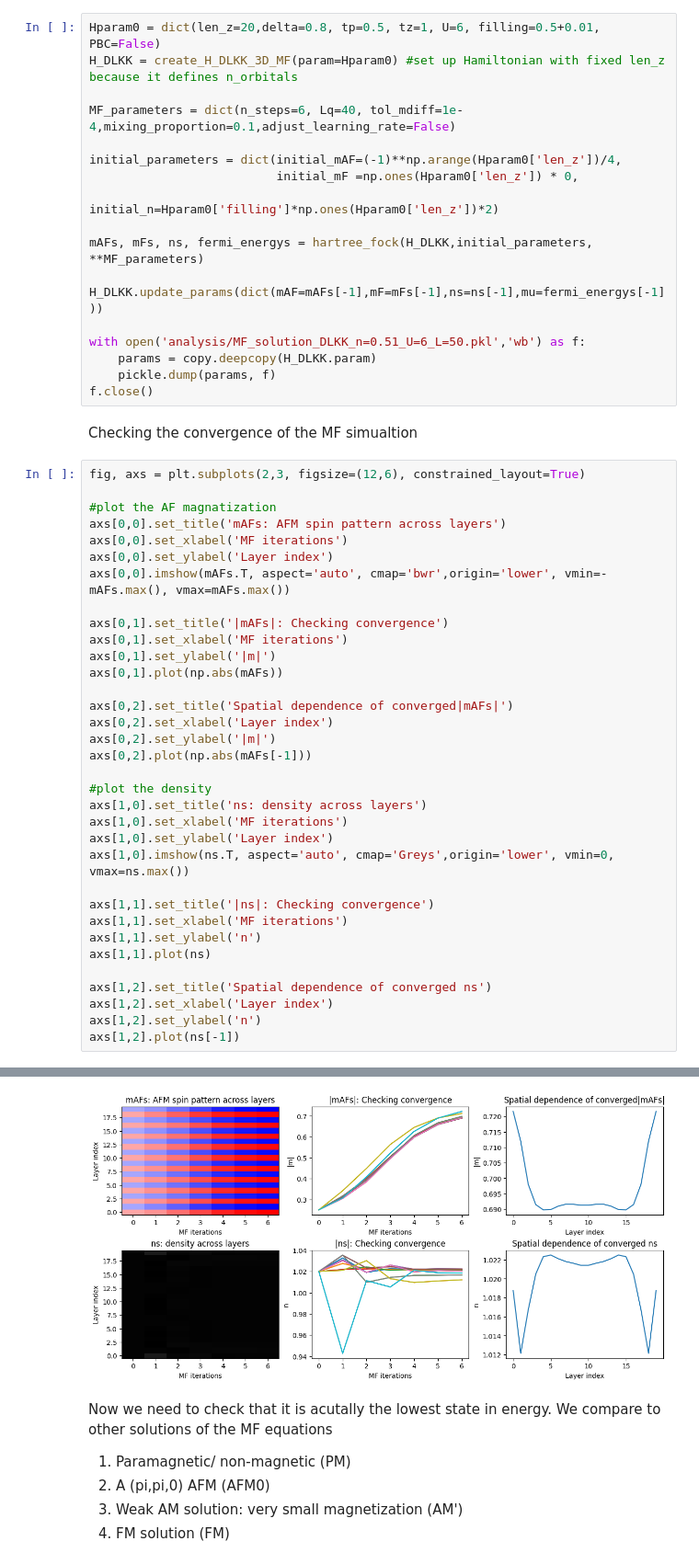
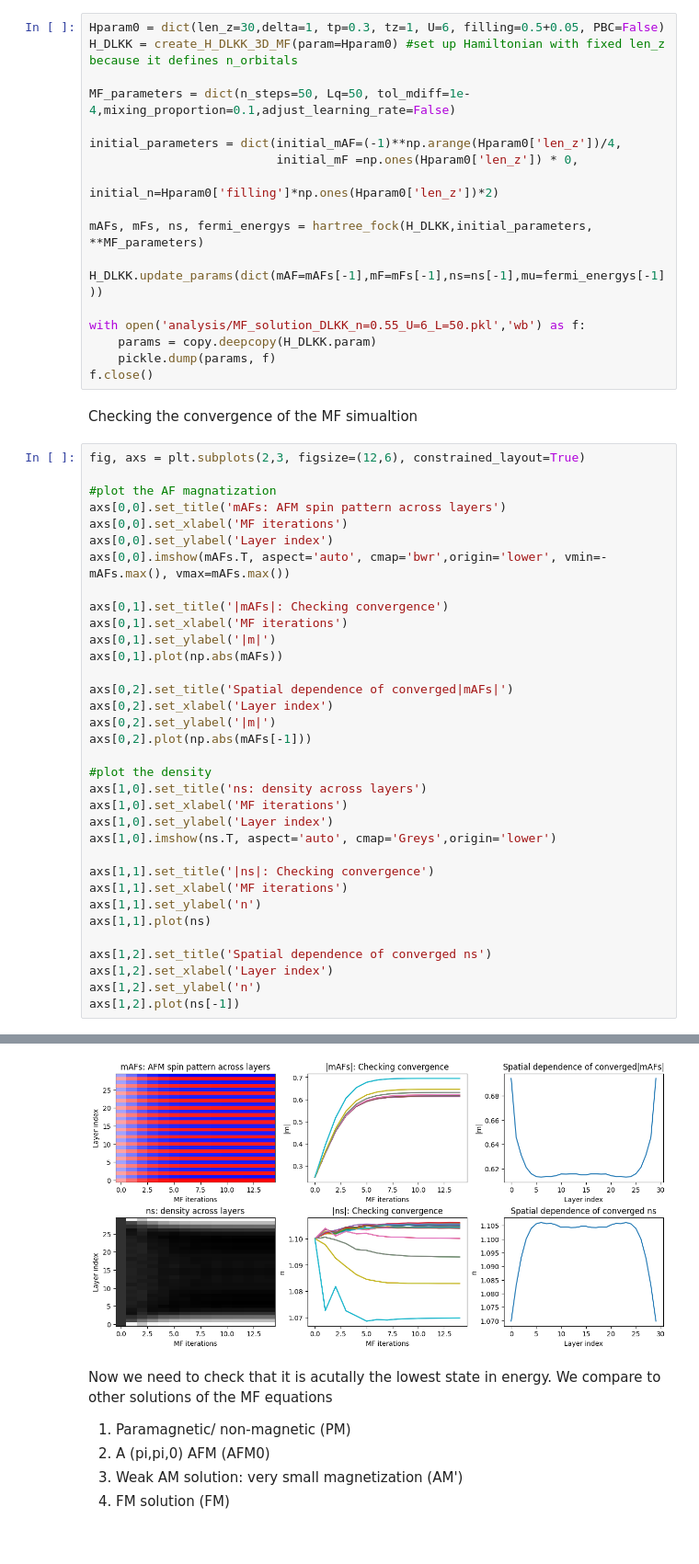
Before and after one commit to dpreuo/alter_surf, a Jupyter notebook: MF_surface_DLKK.ipynb, the cells around one changed output, grey strips where cells are left out. Shown at 92% size. Drawn from its saved outputs; the diff is of its cells as text.

```diff
--- a/MF_surface_DLKK.ipynb
+++ b/MF_surface_DLKK.ipynb
@@ -26,10 +26,10 @@ import pickle
 The autoreload extension is already loaded. To reload it, use:
   %reload_ext autoreload
 # %%
-Hparam0 = dict(len_z=20,delta=0.8, tp=0.5, tz=1, U=6, filling=0.5+0.01, PBC=False)
+Hparam0 = dict(len_z=30,delta=1, tp=0.3, tz=1, U=6, filling=0.5+0.05, PBC=False)
 H_DLKK = create_H_DLKK_3D_MF(param=Hparam0) #set up Hamiltonian with fixed len_z because it defines n_orbitals
 
-MF_parameters = dict(n_steps=6, Lq=40, tol_mdiff=1e-4,mixing_proportion=0.1,adjust_learning_rate=False)
+MF_parameters = dict(n_steps=50, Lq=50, tol_mdiff=1e-4,mixing_proportion=0.1,adjust_learning_rate=False)
 
 initial_parameters = dict(initial_mAF=(-1)**np.arange(Hparam0['len_z'])/4,
                           initial_mF =np.ones(Hparam0['len_z']) * 0,
@@ -39,7 +39,7 @@ mAFs, mFs, ns, fermi_energys = hartree_fock(H_DLKK,initial_parameters, **MF_para
 
 H_DLKK.update_params(dict(mAF=mAFs[-1],mF=mFs[-1],ns=ns[-1],mu=fermi_energys[-1]))
 
-with open('analysis/MF_solution_DLKK_n=0.51_U=6_L=50.pkl','wb') as f:
+with open('analysis/MF_solution_DLKK_n=0.55_U=6_L=50.pkl','wb') as f:
     params = copy.deepcopy(H_DLKK.param)
     pickle.dump(params, f)
 f.close()
@@ -53,35 +53,35 @@ axs[0,0].set_title('mAFs: AFM spin pattern across layers')
 axs[0,0].set_xlabel('MF iterations')
 axs[0,0].set_ylabel('Layer index')
 axs[0,0].imshow(mAFs.T, aspect='auto', cmap='bwr',origin='lower', vmin=-mAFs.max(), vmax=mAFs.max())
 
 axs[0,1].set_title('|mAFs|: Checking convergence')
 axs[0,1].set_xlabel('MF iterations')
 axs[0,1].set_ylabel('|m|')
 axs[0,1].plot(np.abs(mAFs))
 
 axs[0,2].set_title('Spatial dependence of converged|mAFs|')
 axs[0,2].set_xlabel('Layer index')
 axs[0,2].set_ylabel('|m|')
 axs[0,2].plot(np.abs(mAFs[-1]))
 
 #plot the density
 axs[1,0].set_title('ns: density across layers')
 axs[1,0].set_xlabel('MF iterations')
 axs[1,0].set_ylabel('Layer index')
-axs[1,0].imshow(ns.T, aspect='auto', cmap='Greys',origin='lower', vmin=0, vmax=ns.max())
+axs[1,0].imshow(ns.T, aspect='auto', cmap='Greys',origin='lower')
 
 axs[1,1].set_title('|ns|: Checking convergence')
 axs[1,1].set_xlabel('MF iterations')
 axs[1,1].set_ylabel('n')
 axs[1,1].plot(ns)
 
 axs[1,2].set_title('Spatial dependence of converged ns')
 axs[1,2].set_xlabel('Layer index')
 axs[1,2].set_ylabel('n')
 axs[1,2].plot(ns[-1])
 # %% [output]
 [<matplotlib.lines.Line2D at 0x...>]
-[figure, old version]
+[figure, new version]
 # %% [markdown]
 Now we need to check that it is acutally the lowest state in energy. We compare to other solutions of the MF equations
 
```
Also changed, not shown: parts of 12 cells of this notebook, 13 other files.
